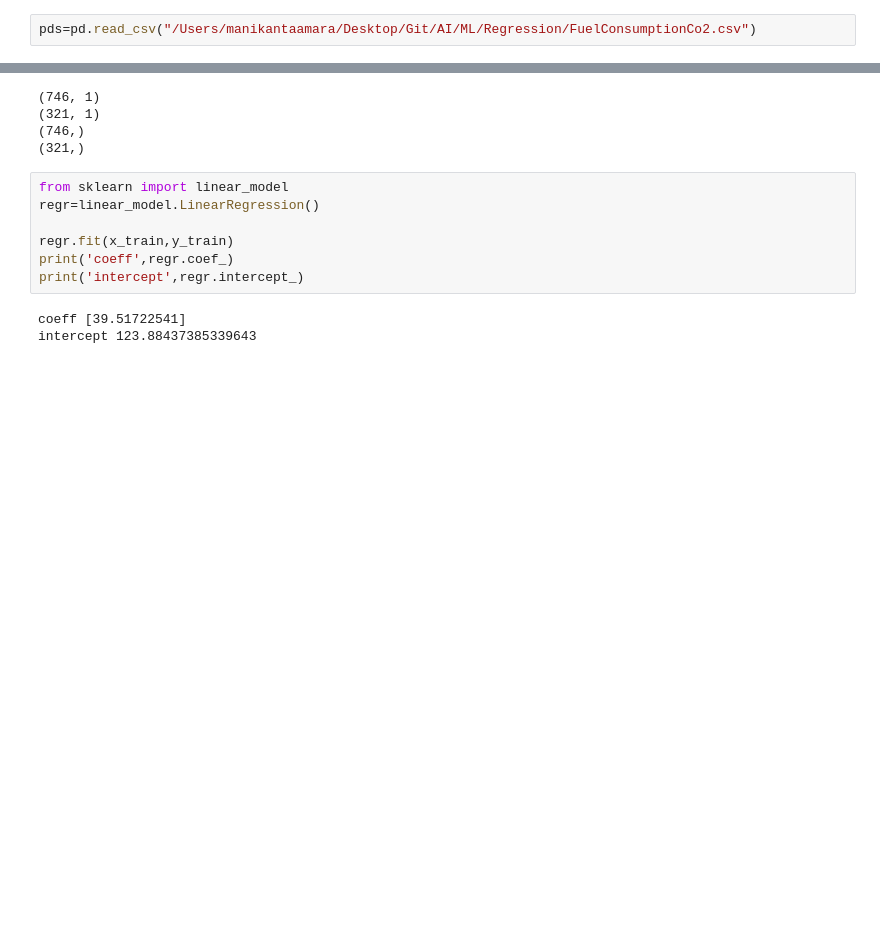
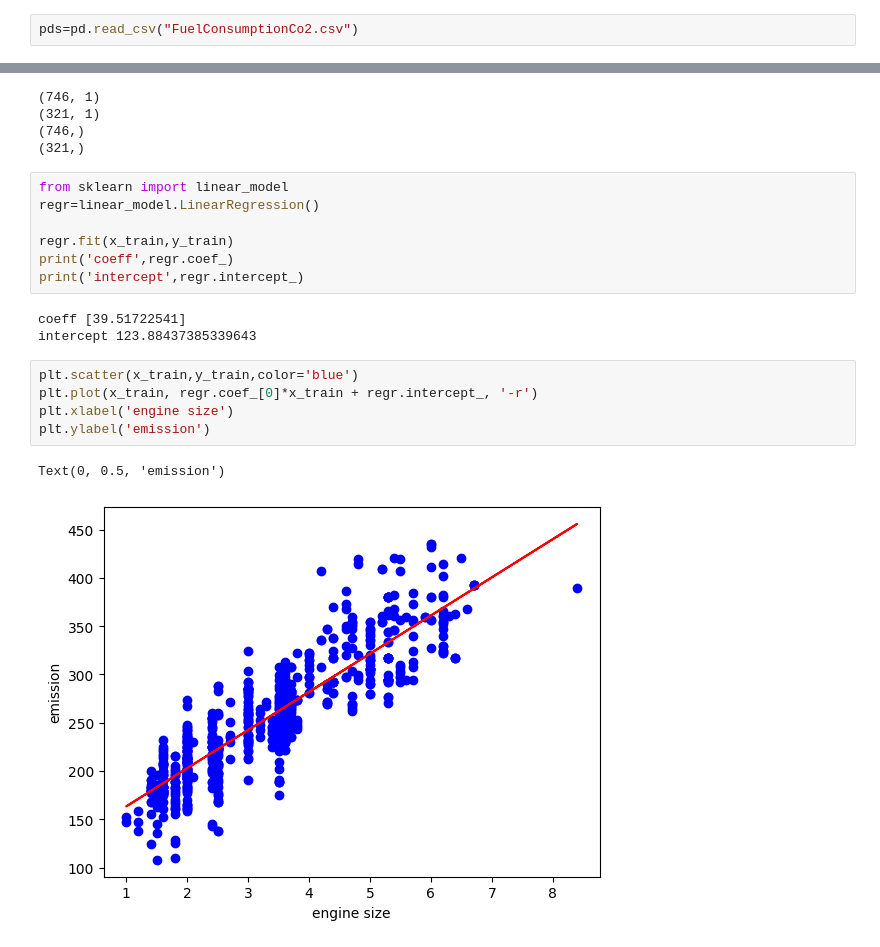
Before and after one commit to Amara-Manikanta/AI, a Jupyter notebook: ML/Supervised/Regression/Linear Regression/Fuel_Consumtpion_test.ipynb, the cells around one changed output, grey strips where cells are left out. Drawn from its saved outputs; the diff is of its cells as text; blank space fills up the shorter version.

```diff
--- a/ML/Supervised/Regression/Linear Regression/Fuel_Consumtpion_test.ipynb
+++ b/ML/Supervised/Regression/Linear Regression/Fuel_Consumtpion_test.ipynb
@@ -4,7 +4,7 @@ import matplotlib.pyplot as plt
 import numpy as np
 from sklearn.model_selection import train_test_split
 # %%
-pds=pd.read_csv("/Users/manikantaamara/Desktop/Git/AI/ML/Regression/FuelConsumptionCo2.csv")
+pds=pd.read_csv("FuelConsumptionCo2.csv")
 # %%
 pds.head()
 # %% [output]
@@ -101,3 +101,11 @@ print('intercept',regr.intercept_)
 # %% [output]
 coeff [39.51722541]
 intercept 123.88437385339643
+# %%
+plt.scatter(x_train,y_train,color='blue')
+plt.plot(x_train, regr.coef_[0]*x_train + regr.intercept_, '-r')
+plt.xlabel('engine size')
+plt.ylabel('emission')
+# %% [output]
+Text(0, 0.5, 'emission')
+[figure, added]
```
Also changed, not shown: parts of 1 cell of this notebook, 2 other files.
